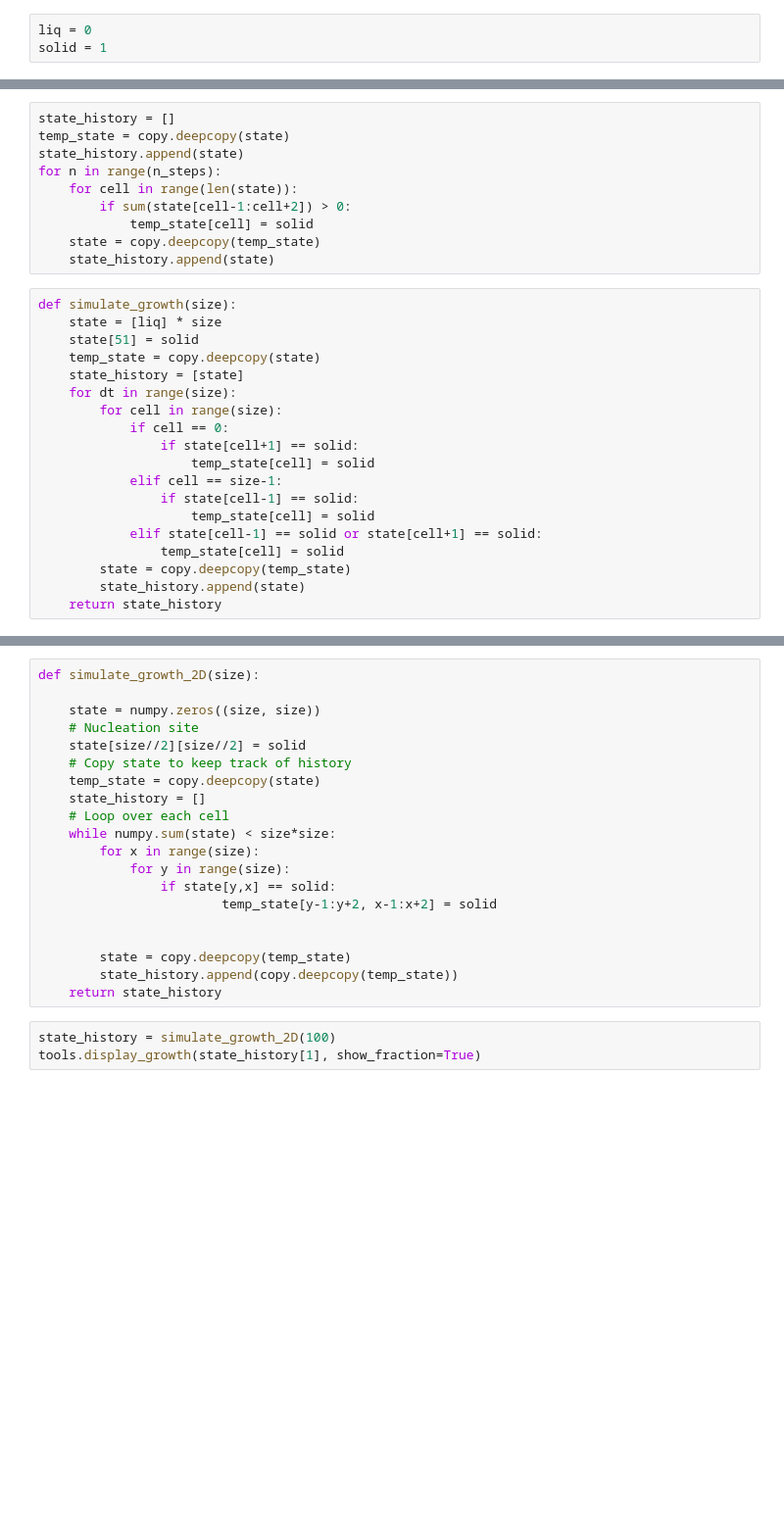
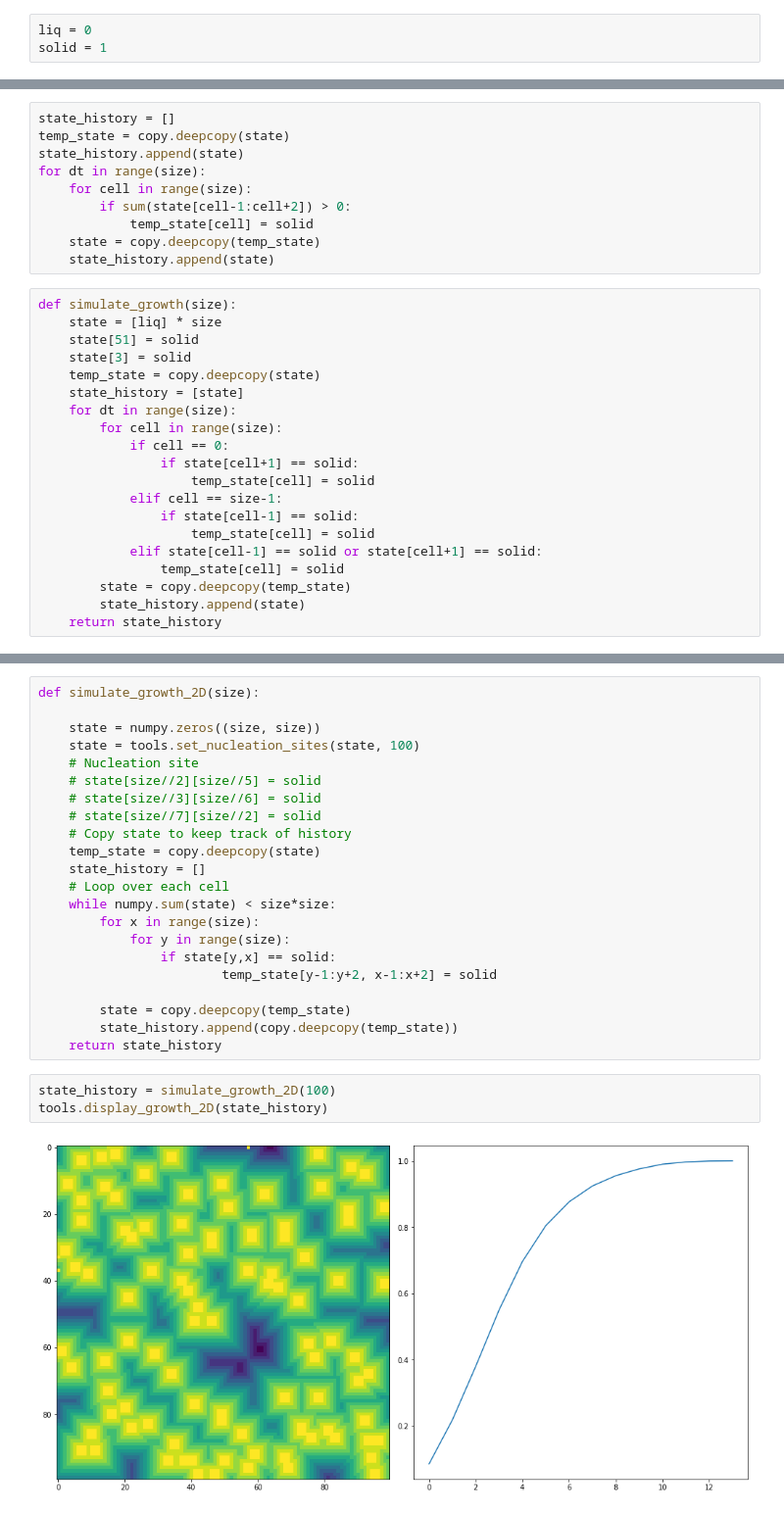
Before and after one commit to McMasterCMS/cellular-automata-crystallization, a Jupyter notebook: master_notebook.ipynb, the cells around one changed output, grey strips where cells are left out. Shown at 98% size. Drawn from its saved outputs; the diff is of its cells as text; blank space fills up the shorter version.

Commit message:
added animations and various plots

```diff
--- a/master_notebook.ipynb
+++ b/master_notebook.ipynb
@@ -26,8 +29,8 @@ tools.display_state(state)
 state_history = []
 temp_state = copy.deepcopy(state)
 state_history.append(state)
-for n in range(n_steps):
-    for cell in range(len(state)):
+for dt in range(size):
+    for cell in range(size):
         if sum(state[cell-1:cell+2]) > 0:
             temp_state[cell] = solid
     state = copy.deepcopy(temp_state)
@@ -36,6 +39,7 @@ for n in range(n_steps):
 def simulate_growth(size):
     state = [liq] * size
     state[51] = solid
+    state[3] = solid
     temp_state = copy.deepcopy(state)
     state_history = [state]
     for dt in range(size):
@@ -69,8 +69,11 @@ plt.show()
 def simulate_growth_2D(size):
 
     state = numpy.zeros((size, size))
+    state = tools.set_nucleation_sites(state, 100)
     # Nucleation site
-    state[size//2][size//2] = solid
+    # state[size//2][size//5] = solid
+    # state[size//3][size//6] = solid
+    # state[size//7][size//2] = solid
     # Copy state to keep track of history
     temp_state = copy.deepcopy(state)
     state_history = []
@@ -81,10 +84,11 @@ def simulate_growth_2D(size):
                 if state[y,x] == solid:
                         temp_state[y-1:y+2, x-1:x+2] = solid
 
-
         state = copy.deepcopy(temp_state)
         state_history.append(copy.deepcopy(temp_state))
     return state_history
 # %%
 state_history = simulate_growth_2D(100)
-tools.display_growth(state_history[1], show_fraction=True)
+tools.display_growth_2D(state_history)
+# %% [output]
+[figure, added]
```
Also changed, not shown: parts of 8 cells of this notebook, 3 other files.
